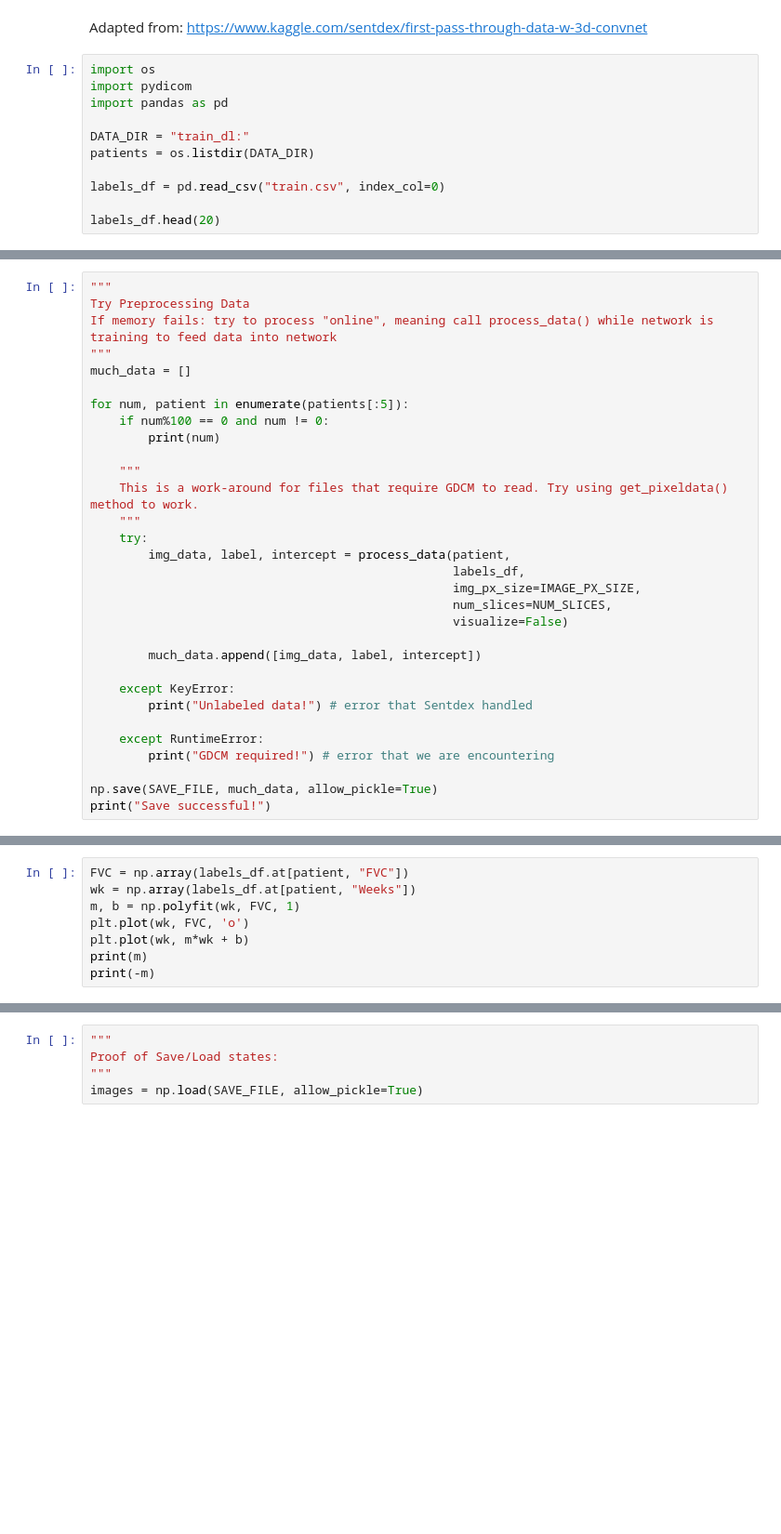
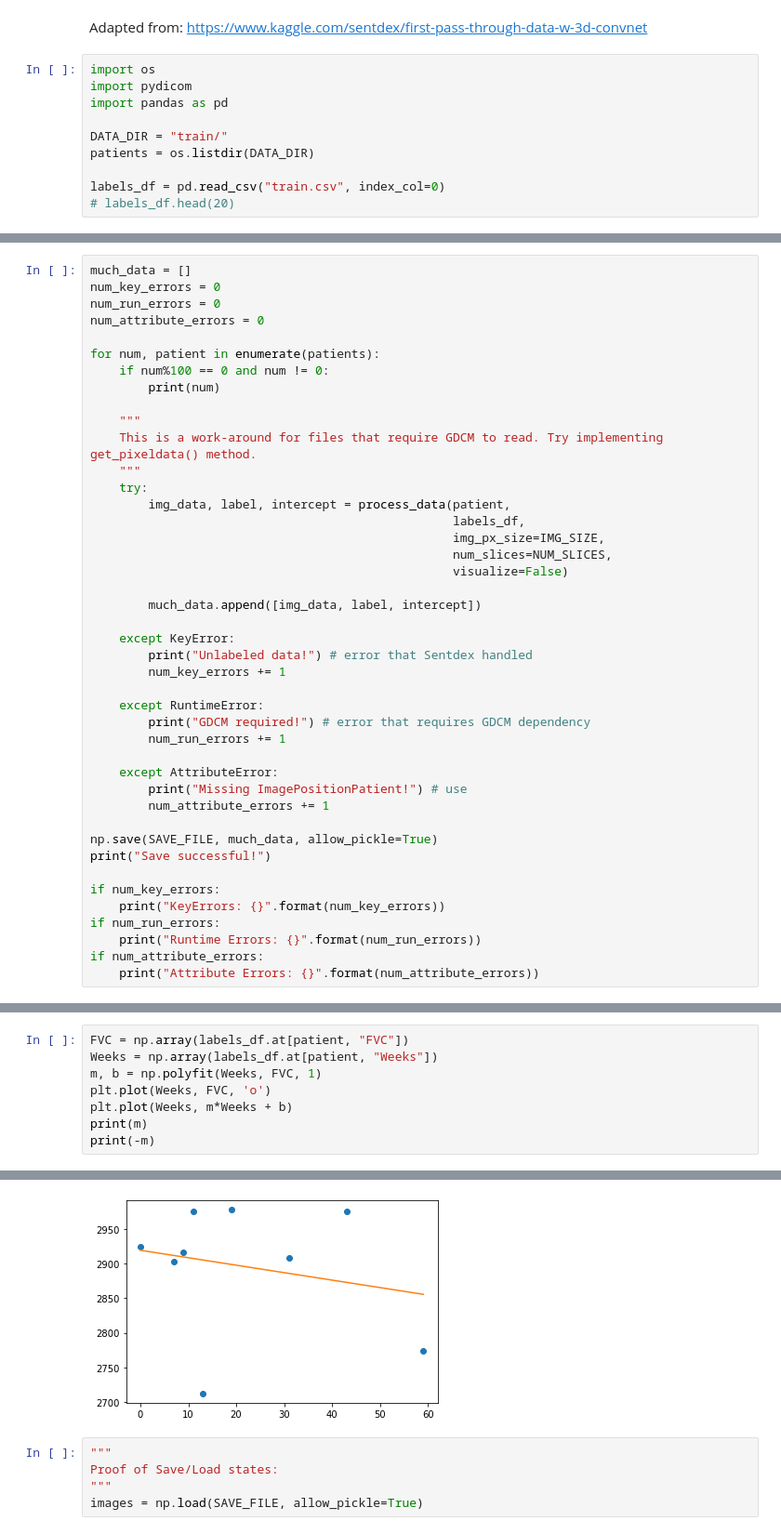
Before and after one commit to BrendosaurusRex/machine-learning-exigence, a Jupyter notebook: data_preprocessing.ipynb, the cells around one changed output, grey strips where cells are left out. Shown at 93% size. Drawn from its saved outputs; the diff is of its cells as text; blank space fills up the shorter version.

```diff
--- a/data_preprocessing.ipynb
+++ b/data_preprocessing.ipynb
@@ -11,9 +11,8 @@ import os
 import pydicom
 import pandas as pd
 
-DATA_DIR = "train_dl:"
+DATA_DIR = "train/"
 patients = os.listdir(DATA_DIR)
 
 labels_df = pd.read_csv("train.csv", index_col=0)
-
-labels_df.head(20)
+# labels_df.head(20)
@@ -106,23 +97,22 @@ def process_data(patient, labels_df, img_px_size=70, num_slices=20, visualize=Fa
 
     return np.array(new_slices), -m, b
 # %%
-"""
-Try Preprocessing Data
-If memory fails: try to process "online", meaning call process_data() while network is training to feed data into network
-"""
 much_data = []
+num_key_errors = 0
+num_run_errors = 0
+num_attribute_errors = 0
 
-for num, patient in enumerate(patients[:5]):
+for num, patient in enumerate(patients):
     if num%100 == 0 and num != 0:
         print(num)
 
     """
-    This is a work-around for files that require GDCM to read. Try using get_pixeldata() method to work.
+    This is a work-around for files that require GDCM to read. Try implementing get_pixeldata() method.
     """
     try:
         img_data, label, intercept = process_data(patient,
                                                   labels_df,
-                                                  img_px_size=IMAGE_PX_SIZE,
+                                                  img_px_size=IMG_SIZE,
                                                   num_slices=NUM_SLICES,
                                                   visualize=False)
 
@@ -130,10 +120,23 @@ for num, patient in enumerate(patients[:5]):
 
     except KeyError:
         print("Unlabeled data!") # error that Sentdex handled
+        num_key_errors += 1
 
     except RuntimeError:
-        print("GDCM required!") # error that we are encountering
+        print("GDCM required!") # error that requires GDCM dependency
+        num_run_errors += 1
+
+    except AttributeError:
+        print("Missing ImagePositionPatient!") # use
+        num_attribute_errors += 1
 
 np.save(SAVE_FILE, much_data, allow_pickle=True)
 print("Save successful!")
+
+if num_key_errors:
+    print("KeyErrors: {}".format(num_key_errors))
+if num_run_errors:
+    print("Runtime Errors: {}".format(num_run_errors))
+if num_attribute_errors:
+    print("Attribute Errors: {}".format(num_attribute_errors))
 # %% [output]
@@ -143,8 +160,9 @@ TypeError: expected 1D vector for x
 # %%
 FVC = np.array(labels_df.at[patient, "FVC"])
-wk = np.array(labels_df.at[patient, "Weeks"])
-m, b = np.polyfit(wk, FVC, 1)
-plt.plot(wk, FVC, 'o')
-plt.plot(wk, m*wk + b)
+Weeks = np.array(labels_df.at[patient, "Weeks"])
+m, b = np.polyfit(Weeks, FVC, 1)
+plt.plot(Weeks, FVC, 'o')
+plt.plot(Weeks, m*Weeks + b)
 print(m)
 print(-m)
+# %% [output]
@@ -151,3 +171,4 @@ print(-m)
+[figure, added]
 # %%
 """
 Proof of Save/Load states:
```
Also changed, not shown: parts of 16 cells of this notebook.
